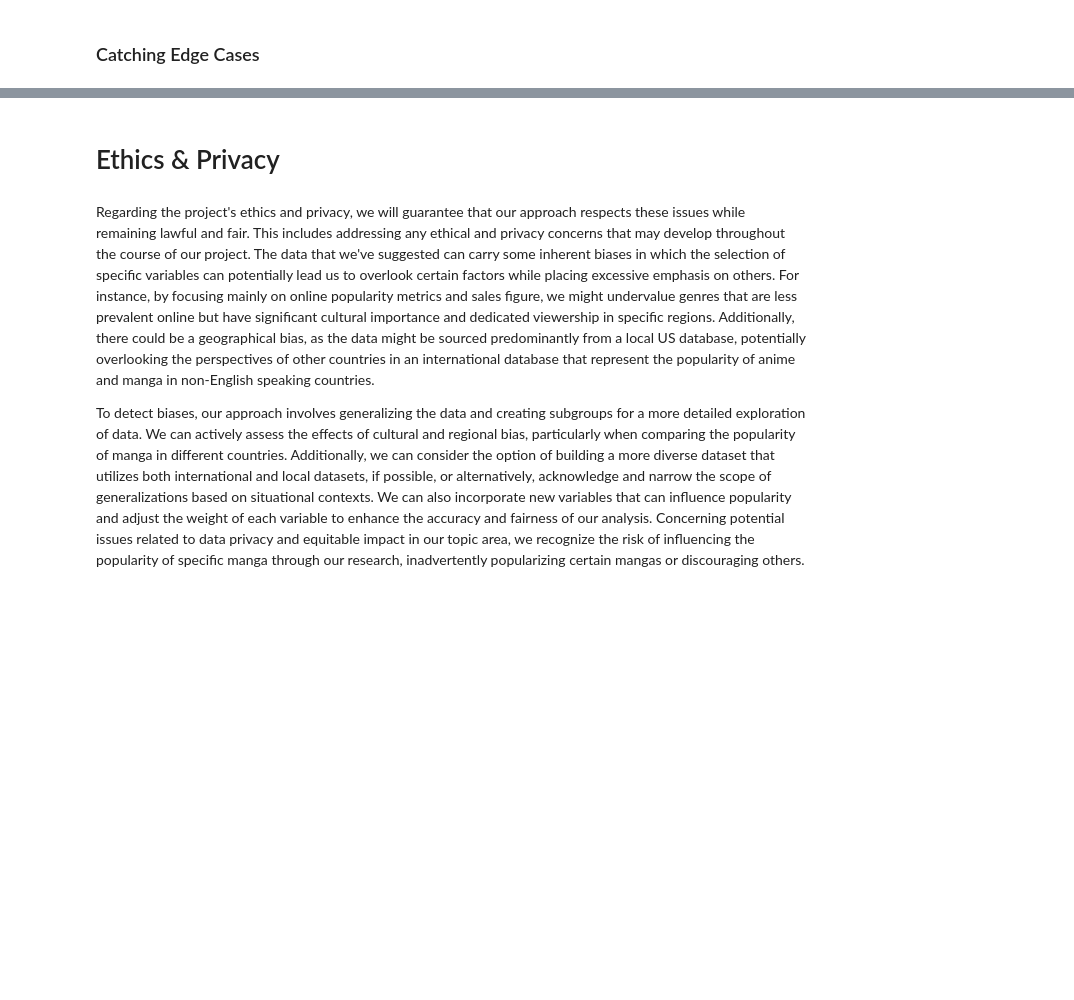
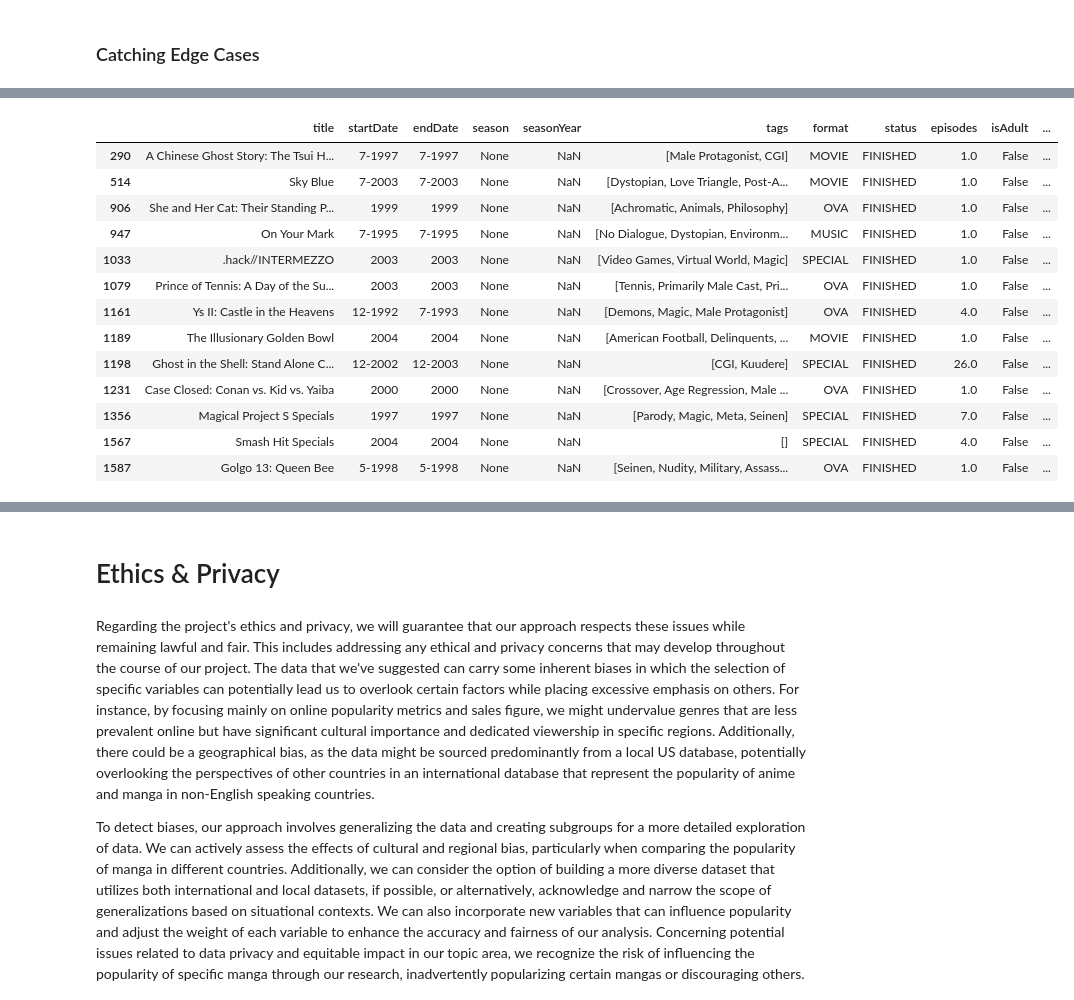
Before and after one commit to aydintabai/AI-Academic-Impact-Case-Study, a Jupyter notebook: DataCheckpoint_Group112_WI24.ipynb, the cells around one changed output, grey strips where cells are left out. Saved outputs shown, nothing was run; the diff lists cells and outputs as text; code cells hidden in the pictures; blank space fills up the shorter version.

```diff
--- a/DataCheckpoint_Group112_WI24.ipynb
+++ b/DataCheckpoint_Group112_WI24.ipynb
@@ -294 +330,20 @@ api_df
+# %%
+# Check to find animes that don't have seasonYear column filled
+nan_seasonYear = api_df[api_df['seasonYear'].isna()]
+nan_seasonYear
+# %% [output]
+|  | title | startDate | endDate | season | seasonYear | tags | format | status | episodes | isAdult | ... |
+| 290 | A Chinese Ghost Story: The Tsui H... | 7-1997 | 7-1997 | None | NaN | [Male Protagonist, CGI] | MOVIE | FINISHED | 1.0 | False | ... |
+| 514 | Sky Blue | 7-2003 | 7-2003 | None | NaN | [Dystopian, Love Triangle, Post-A... | MOVIE | FINISHED | 1.0 | False | ... |
+| 906 | She and Her Cat: Their Standing P... | 1999 | 1999 | None | NaN | [Achromatic, Animals, Philosophy] | OVA | FINISHED | 1.0 | False | ... |
+| 947 | On Your Mark | 7-1995 | 7-1995 | None | NaN | [No Dialogue, Dystopian, Environm... | MUSIC | FINISHED | 1.0 | False | ... |
+| 1033 | .hack//INTERMEZZO | 2003 | 2003 | None | NaN | [Video Games, Virtual World, Magic] | SPECIAL | FINISHED | 1.0 | False | ... |
+| 1079 | Prince of Tennis: A Day of the Su... | 2003 | 2003 | None | NaN | [Tennis, Primarily Male Cast, Pri... | OVA | FINISHED | 1.0 | False | ... |
+| 1161 | Ys II: Castle in the Heavens | 12-1992 | 7-1993 | None | NaN | [Demons, Magic, Male Protagonist] | OVA | FINISHED | 4.0 | False | ... |
+| 1189 | The Illusionary Golden Bowl | 2004 | 2004 | None | NaN | [American Football, Delinquents, ... | MOVIE | FINISHED | 1.0 | False | ... |
+| 1198 | Ghost in the Shell: Stand Alone C... | 12-2002 | 12-2003 | None | NaN | [CGI, Kuudere] | SPECIAL | FINISHED | 26.0 | False | ... |
+| 1231 | Case Closed: Conan vs. Kid vs. Yaiba | 2000 | 2000 | None | NaN | [Crossover, Age Regression, Male ... | OVA | FINISHED | 1.0 | False | ... |
+| 1356 | Magical Project S Specials | 1997 | 1997 | None | NaN | [Parody, Magic, Meta, Seinen] | SPECIAL | FINISHED | 7.0 | False | ... |
+| 1567 | Smash Hit Specials | 2004 | 2004 | None | NaN | [] | SPECIAL | FINISHED | 4.0 | False | ... |
+| 1587 | Golgo 13: Queen Bee | 5-1998 | 5-1998 | None | NaN | [Seinen, Nudity, Military, Assass... | OVA | FINISHED | 1.0 | False | ... |
 # %%
```
Also changed, not shown: parts of 22 cells of this notebook, 1 other file.
